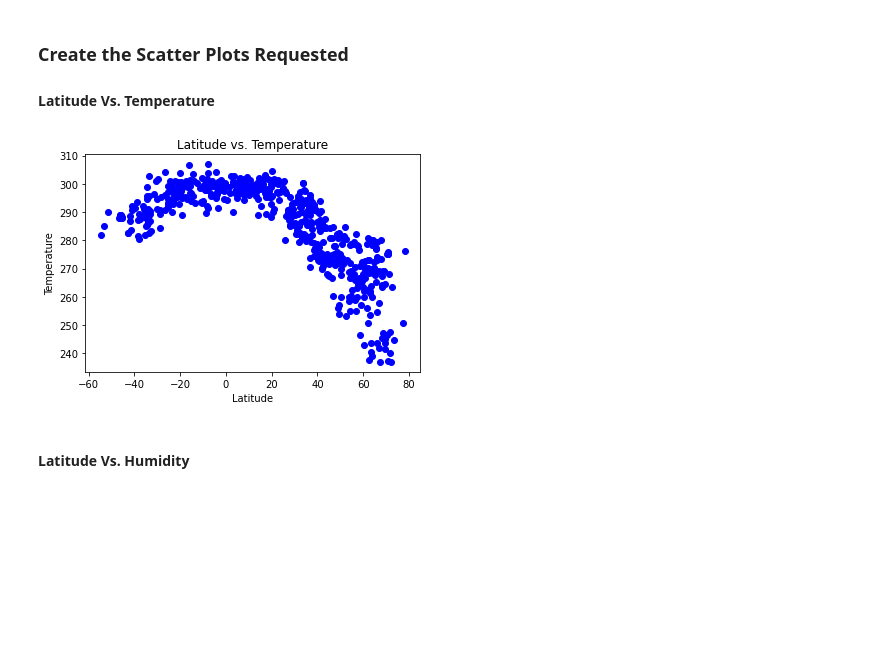
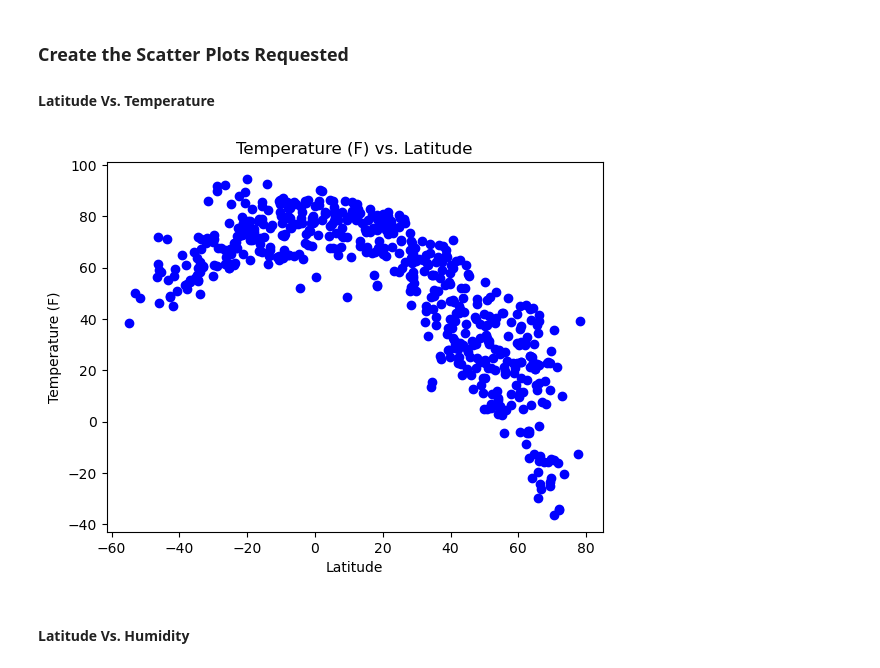
Before and after one commit to rchascall/python-api-challenge, a Jupyter notebook: WeatherPy/WeatherPy.ipynb, the cells around one changed output. Saved outputs shown, nothing was run; the diff lists cells and outputs as text; code cells hidden in the pictures; blank space fills up the shorter version.

```diff
--- a/WeatherPy/WeatherPy.ipynb
+++ b/WeatherPy/WeatherPy.ipynb
@@ -241,23 +279,19 @@ city_data
 
 #### Latitude Vs. Temperature
 # %%
-# Build scatter plot for latitude vs. temperature
-# YOUR CODE HERE
+# Build scatter plot for latitude vs. temperature (f)
 %matplotlib inline
 x_values = city_data_df["Lat"]
 y_values = city_data_df["Max Temp"]
 plt.scatter(x_values, y_values, color="blue")
 plt.xlabel("Latitude")
-plt.ylabel("Temperature")
-plt.title("Latitude vs. Temperature")
-
-# Incorporate the other graph properties
-# YOUR CODE HERE
+plt.ylabel("Temperature (F)")
+plt.title("Temperature (F) vs. Latitude")
 
 # Save the figure
 plt.savefig("output_data/Fig1.png")
 
 # Show plot
 plt.show()
 # %% [output]
-[figure, old version]
+[figure, new version]
```
Also changed, not shown: parts of 41 cells of this notebook, 6 other files.
